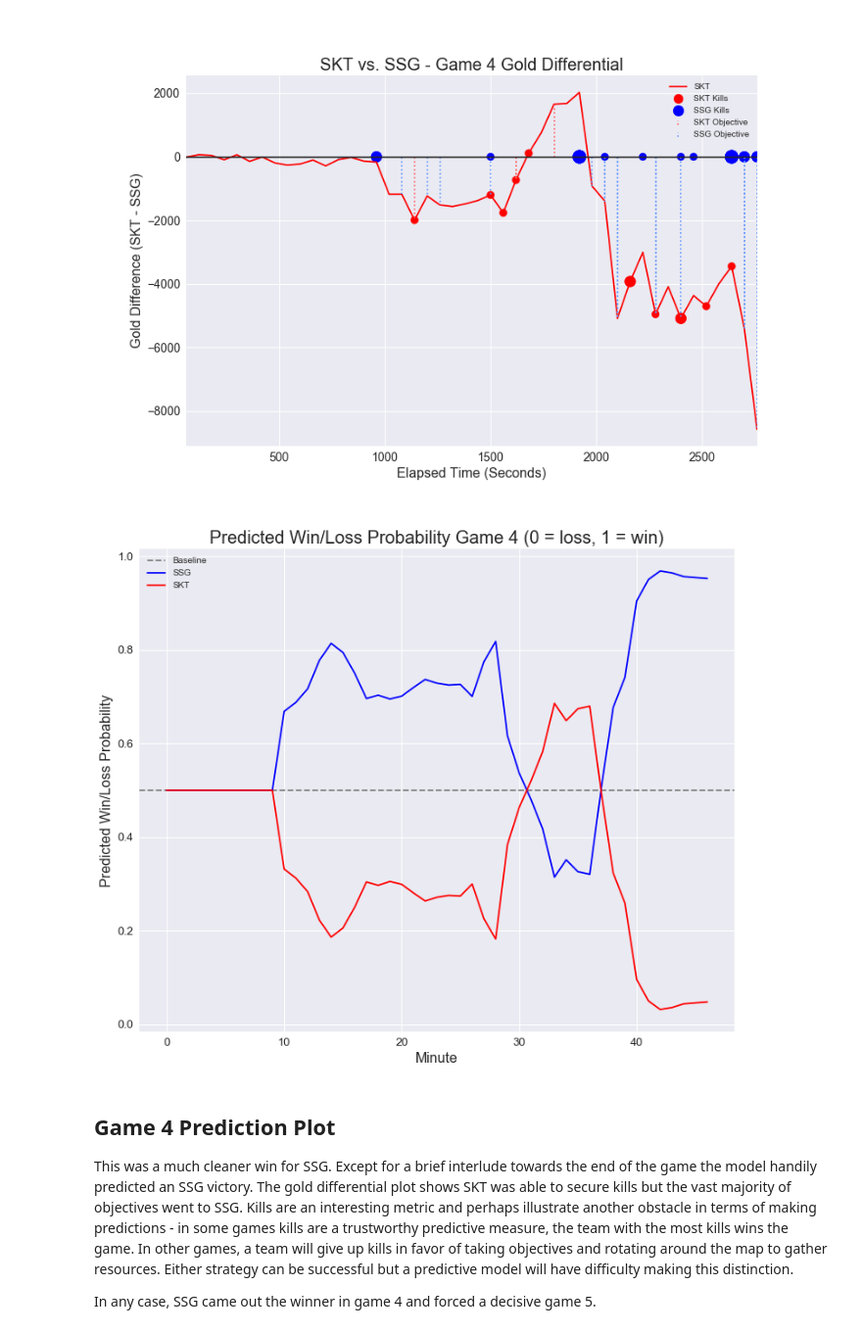
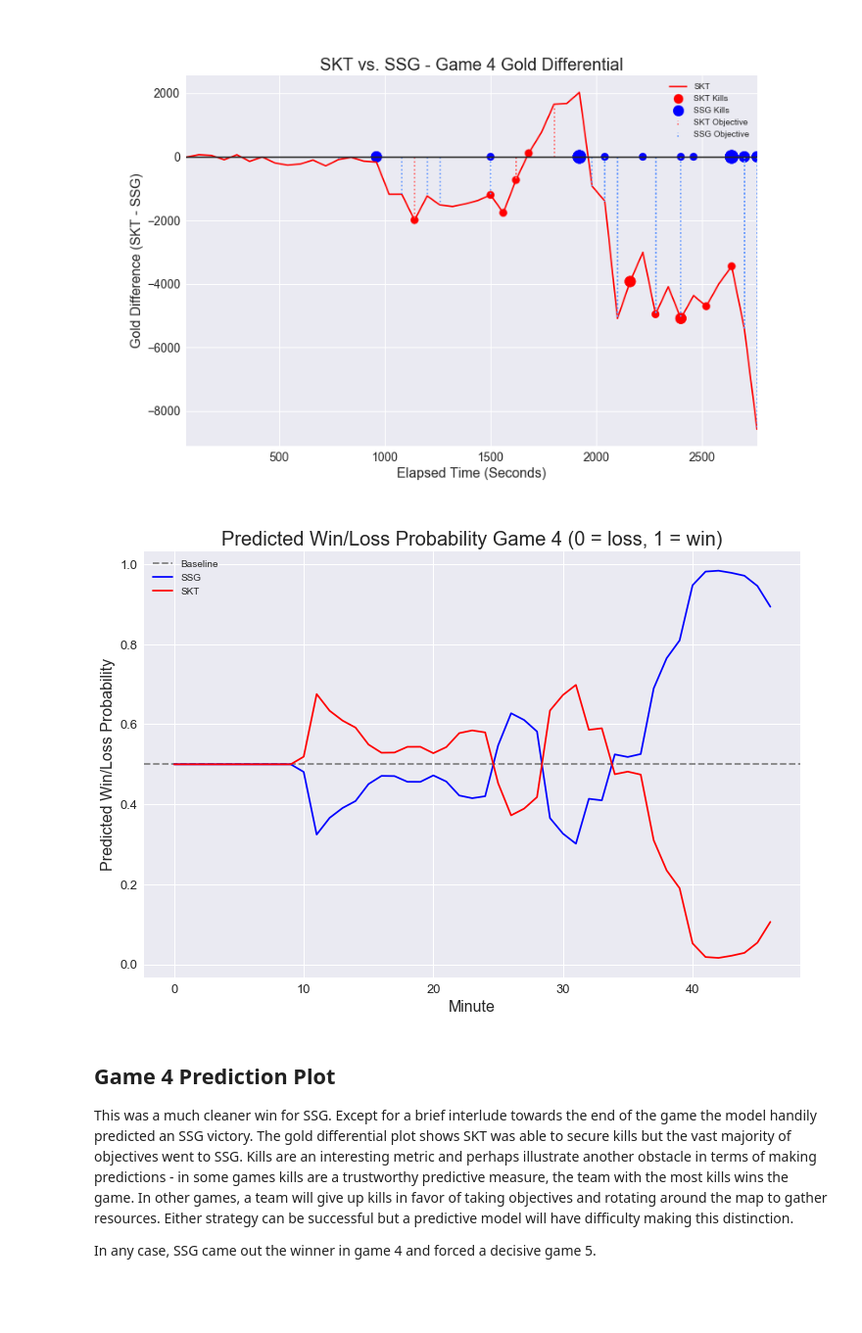
Before and after one commit to MPhillips55/Capstone_Project_2_League_of_Legends, a Jupyter notebook: Machine_Learning/LSTM_NN_to_predict_lol.ipynb, the cells around one changed output. Shown at 98% size. Saved outputs shown, nothing was run; the diff lists cells and outputs as text; code cells hidden in the pictures; blank space fills up the shorter version.

```diff
--- a/Machine_Learning/LSTM_NN_to_predict_lol.ipynb
+++ b/Machine_Learning/LSTM_NN_to_predict_lol.ipynb
@@ -282,10 +298,10 @@ Image('game1.png')
 [figure]
 # %%
 # predict red teams win probabilities
-skt = model2.predict(xg1r,batch_size=batch_size_single_game)
+ssg = model2.predict(xg1b,batch_size=batch_size_single_game)
 
 # blue teams probabilities is 1 minus red probability
-ssg = 1 - skt
+skt = 1 - ssg
 
 # reformat for plot
 # pad with 50% probability for first 10 minutes
@@ -418,36 +434,36 @@ Image('game4.png')
 [figure]
 # %%
 # predict red teams win probabilities
-skt = model2.predict(xg4b,batch_size=batch_size_single_game)
+ssg = model2.predict(xg4r,batch_size=batch_size_single_game)
 
 # blue teams probabilities is 1 minus red probability
-ssg = 1 - skt
+skt = 1 - ssg
 
 # reformat for plot
 # pad with 50% probability for first 10 minutes
 ssg = ssg.ravel().tolist()
 for i in range(10):
     ssg.insert(0,0.5)
 
 skt = skt.ravel().tolist()
 for i in range(10):
     skt.insert(0,0.5)
 
 # create/format plot for predicted probabilities
 # Game 4 of 2016 Championship
 fig, ax = plt.subplots()
-fig.set_size_inches(12, 10)
+fig.set_size_inches(12, 8)
 plt.axhline(y=0.5,label='Baseline', linestyle='--',color='gray')
 plt.plot(ssg, color='b',label='SSG')
 plt.plot(skt, color='r',label='SKT');
 plt.title("Predicted Win/Loss Probability Game 4 (0 = loss, 1 = win)",fontsize=20)
 plt.yticks(fontsize=13)
 plt.xticks(fontsize=13)
 plt.xlabel("Minute", fontsize=16)
 plt.legend()
 plt.ylabel("Predicted Win/Loss Probability", fontsize=16);
 # %% [output]
-[figure, old version]
+[figure, new version]
 # %% [markdown]
 ## Game 4 Prediction Plot
 
```
Also changed, not shown: parts of 20 cells of this notebook.
